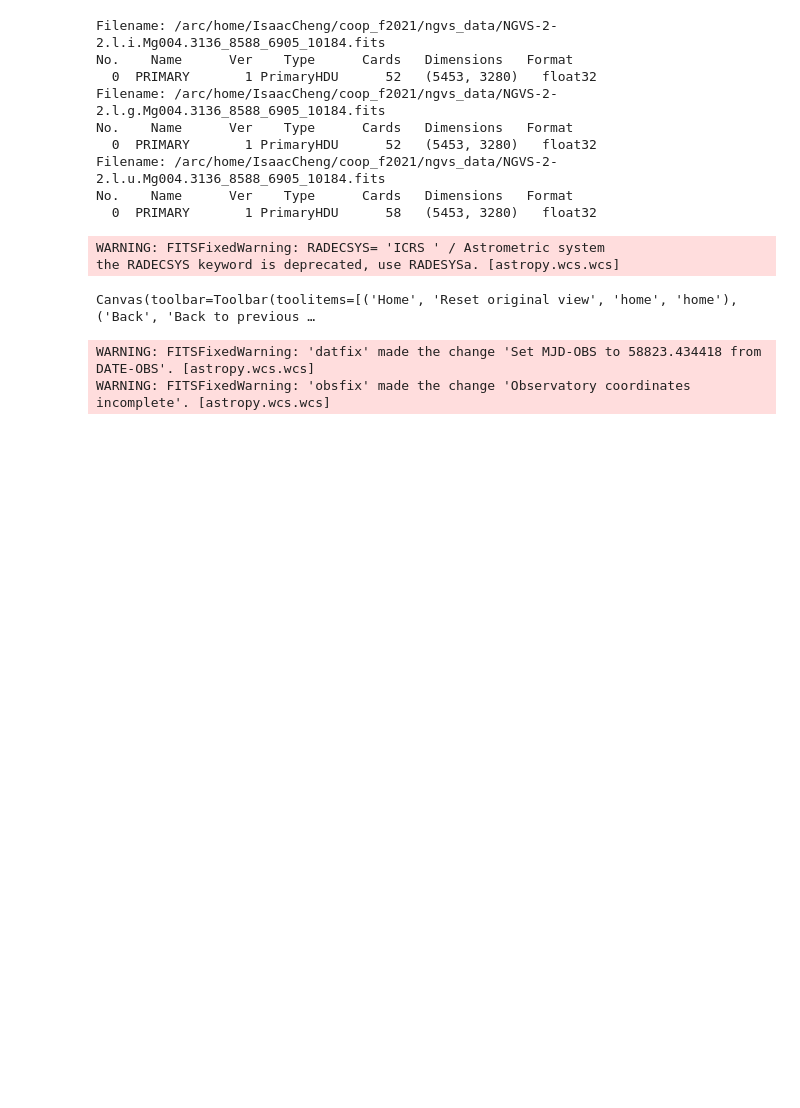
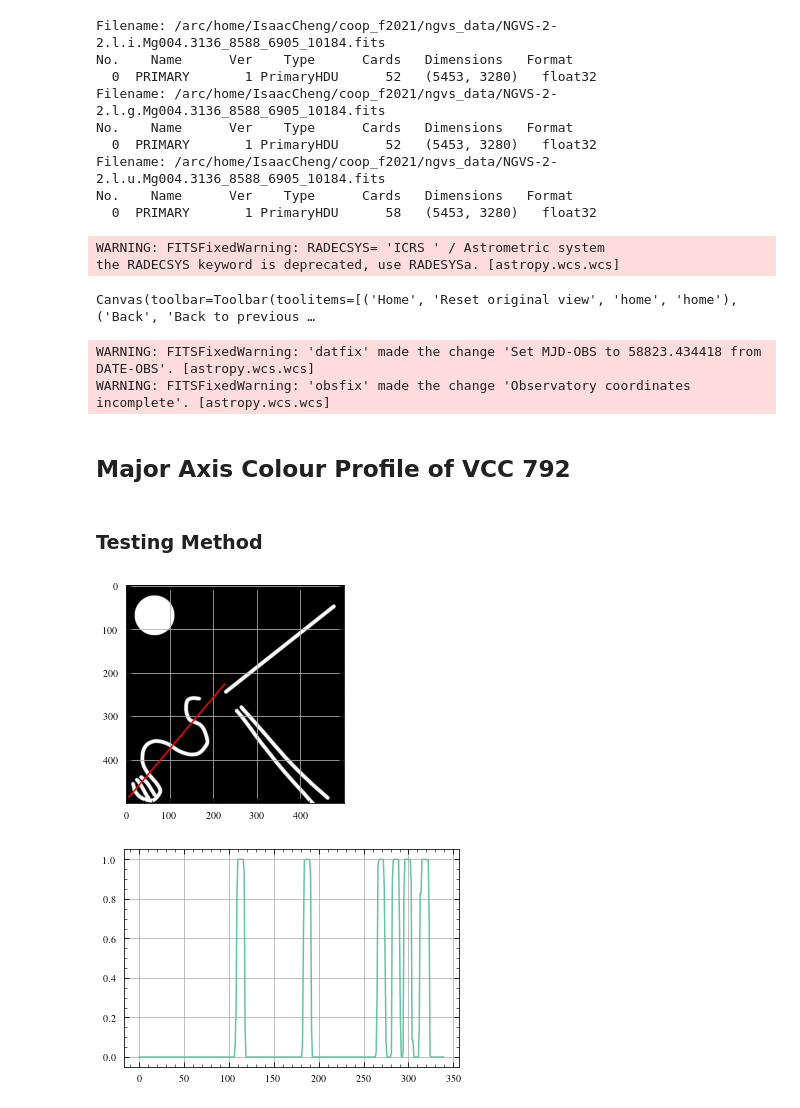
Before and after one commit to BearBearCodes/coop_f2021, a Jupyter notebook: warmup/ngvs_intro.ipynb, the cells around one changed output. Saved outputs shown, nothing was run; the diff lists cells and outputs as text; code cells hidden in the pictures; blank space fills up the shorter version.

Commit message:
added major axis colour profiles

```diff
--- a/warmup/ngvs_intro.ipynb
+++ b/warmup/ngvs_intro.ipynb
@@ -998,0 +1004,47 @@ WARNING: FITSFixedWarning: 'obsfix' made the change 'Observatory coordinates inc
+# %% [markdown]
+## Major Axis Colour Profile of VCC 792
+# %% [markdown]
+### Testing Method
+# %%
+def line_profile(data, start, end):
+    """
+    Returns the profile of some 2D data along a line specified by the start and end
+    points. Uses very rough nearest-neighbour sampling.
+
+    Parameters:
+      data :: 2D array
+        The data to be profiled
+      start :: 2-tuple of int
+        (x, y) pixel coordinates of the start point
+      end :: 2-tuple of int
+        (x, y) pixel coordinates of the end point
+
+    Returns: profile
+      profile :: 1D array
+        The line profile of the data
+    """
+    x0, y0 = start
+    x1, y1 = end
+    length = int(np.sqrt((x1 - x0)**2 + (y1 - y0)**2))
+    x_idx = np.linspace(x0, x1, length).astype(int)
+    y_idx = np.linspace(y0, y1, length).astype(int)
+    profile = data[y_idx, x_idx]  # array indexing is [row, col]
+    return profile
+# %%
+%matplotlib inline
+# Load test image
+test_img = plt.imread("test_interp.png")
+# plt.imshow(test_img[:, :, 0])
+plt.imshow(test_img)
+# test_start, test_end = (227, 245), (475, 48)
+test_start, test_end = (226, 226), (6, 486)
+plt.plot([test_start[0], test_end[0]], [test_start[1], test_end[1]], "r-")
+plt.show()
+test_profile = line_profile(test_img, test_start, test_end)
+# print(test_profile.shape)
+# print(test_profile[:, 0])
+plt.plot(test_profile[:, 0])
+plt.show()
+# %% [output]
+[figure, added]
+[figure, added]
```
Also changed, not shown: parts of 14 cells of this notebook.
